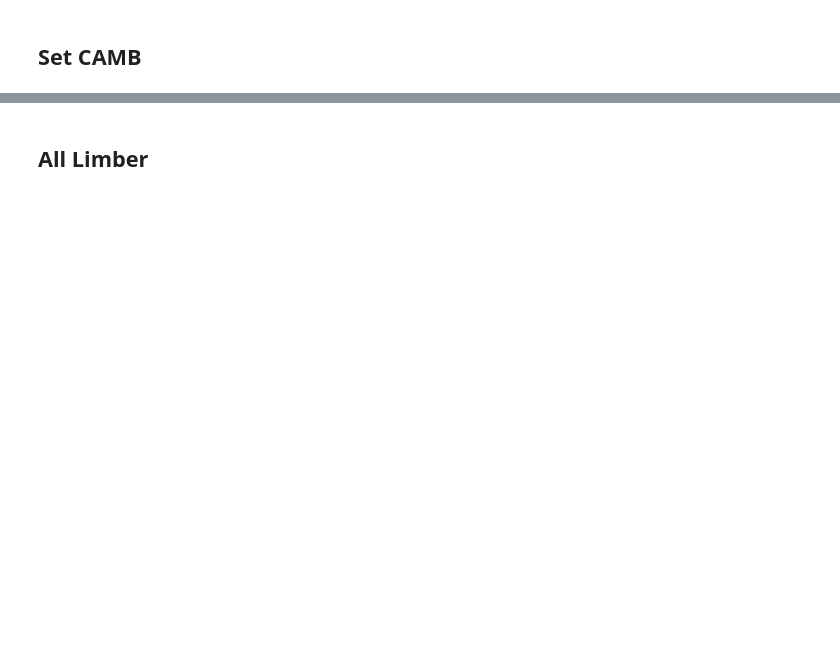
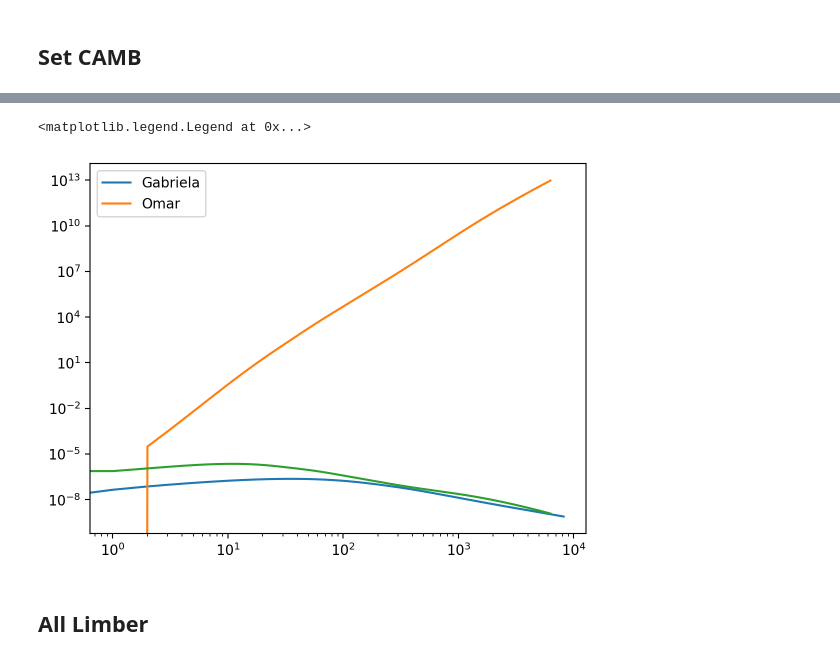
Before and after one commit to Saladino93/angularcls, a Jupyter notebook: examples/desY3/spectrafordesY3.ipynb, the cells around one changed output, grey strips where cells are left out. Cells and saved outputs as stored; diff of their text form; code cells hidden in the pictures; blank space fills up the shorter version.

```diff
--- a/examples/desY3/spectrafordesY3.ipynb
+++ b/examples/desY3/spectrafordesY3.ipynb
@@ -120,3 +127,16 @@ plt.legend(ncol = 10, fontsize = 5)
+# %%
+nome = f'/Users/omard/Downloads/ACTXDES-DATA/inputgabriela/Clkk.dat'
+l, g = np.loadtxt(nome, unpack = True)
+plt.loglog(l, g, label = 'Gabriela')
+
+ls = np.arange(0, len(cls['PxP']))
+el, cl = np.loadtxt(f'/Users/omard/Downloads/ACTXDES-DATA/spectraDESY3/cl_P_W1.txt', unpack = True)
+plt.loglog(el, cl, label = 'Omar')
+plt.loglog(ls, Result.get('g1', 'k'))
+plt.legend()
+# %% [output]
+<matplotlib.legend.Legend at 0x...>
+[figure, added]
 # %% [markdown]
 ## All Limber
 # %%
```
Also changed, not shown: parts of 7 cells of this notebook, 2 other files.
